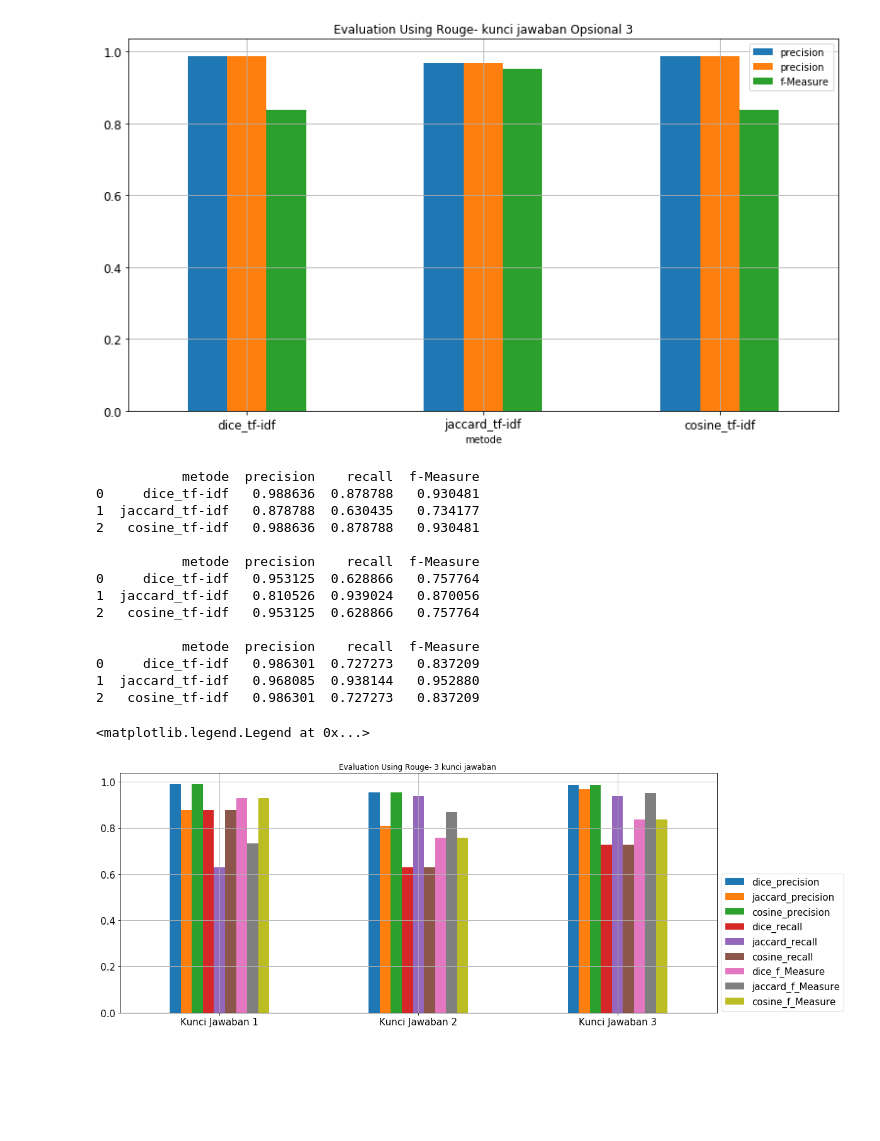
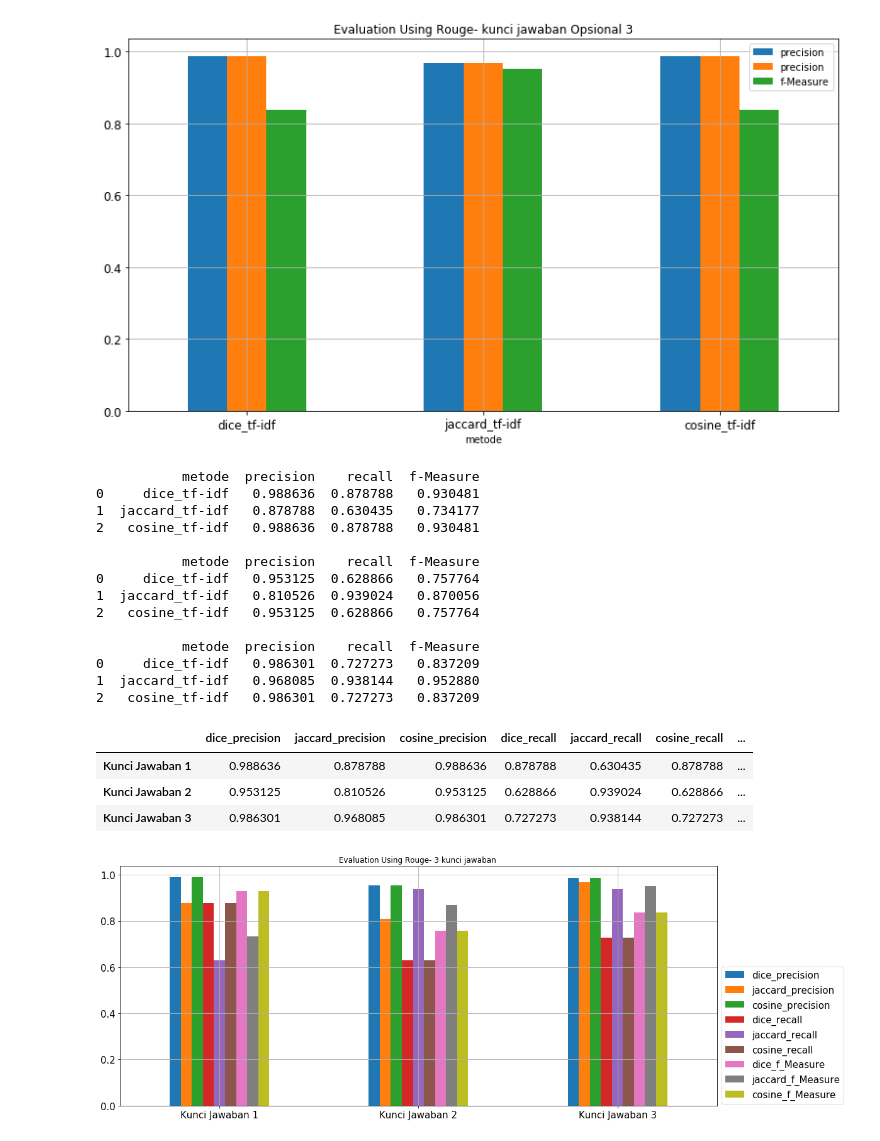
Before and after one commit to lufias69/text_similarity, a Jupyter notebook: z-ops.Evaluation Using Rouge.ipynb, the cells around one changed output. Cells and saved outputs as stored; diff of their text form; code cells hidden in the pictures; blank space fills up the shorter version.

```diff
--- a/z-ops.Evaluation Using Rouge.ipynb
+++ b/z-ops.Evaluation Using Rouge.ipynb
@@ -217,32 +217,36 @@ index = ['dice_precision',
         'jaccard_recall',
          'cosine_recall',
 
          'dice_f_Measure',
          'jaccard_f_Measure',
          'cosine_f_Measure']
 
 df_gabungan = pd.DataFrame(dictt, index=ops__)
 
 ax = df_gabungan.plot.bar(rot=0, title='Evaluation Using Rouge- 3 kunci jawaban ',
                           figsize=(17,7), fontsize=15, grid=True)
 ax.get_legend()
 ax.legend(bbox_to_anchor=(1, 0.6), fontsize=15)
 ax.get_legend()
+df_gabungan
 #df_gabungan
 # %% [output]
            metode  precision    recall  f-Measure
 0     dice_tf-idf   0.988636  0.878788   0.930481
 1  jaccard_tf-idf   0.878788  0.630435   0.734177
 2   cosine_tf-idf   0.988636  0.878788   0.930481
 
            metode  precision    recall  f-Measure
 0     dice_tf-idf   0.953125  0.628866   0.757764
 1  jaccard_tf-idf   0.810526  0.939024   0.870056
 2   cosine_tf-idf   0.953125  0.628866   0.757764
 
            metode  precision    recall  f-Measure
 0     dice_tf-idf   0.986301  0.727273   0.837209
 1  jaccard_tf-idf   0.968085  0.938144   0.952880
 2   cosine_tf-idf   0.986301  0.727273   0.837209
-<matplotlib.legend.Legend at 0x...>
+|  | dice_precision | jaccard_precision | cosine_precision | dice_recall | jaccard_recall | cosine_recall | ... |
+| Kunci Jawaban 1 | 0.988636 | 0.878788 | 0.988636 | 0.878788 | 0.630435 | 0.878788 | ... |
+| Kunci Jawaban 2 | 0.953125 | 0.810526 | 0.953125 | 0.628866 | 0.939024 | 0.628866 | ... |
+| Kunci Jawaban 3 | 0.986301 | 0.968085 | 0.986301 | 0.727273 | 0.938144 | 0.727273 | ... |
 [figure]
```
